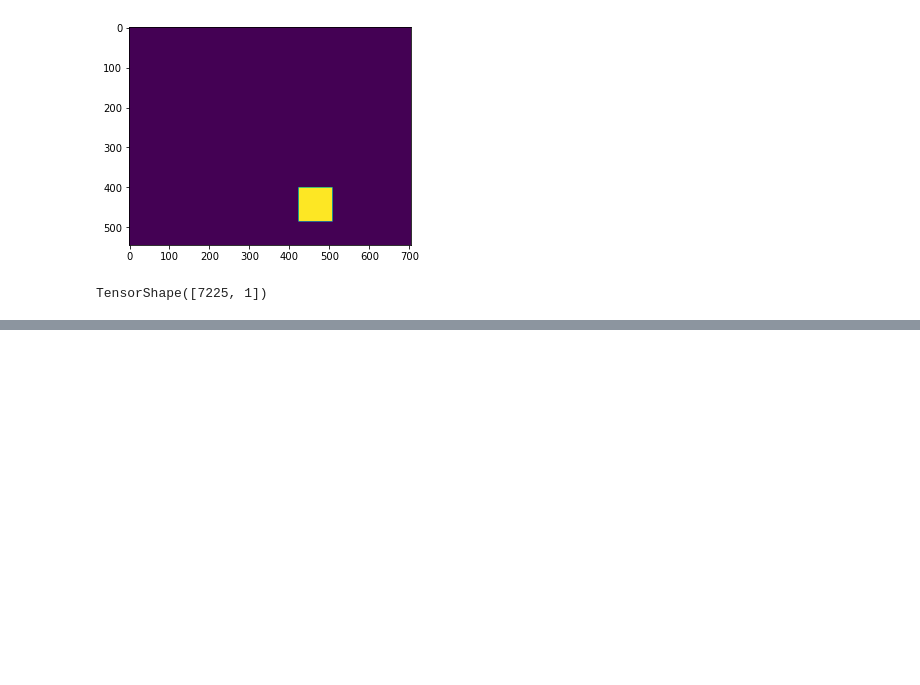
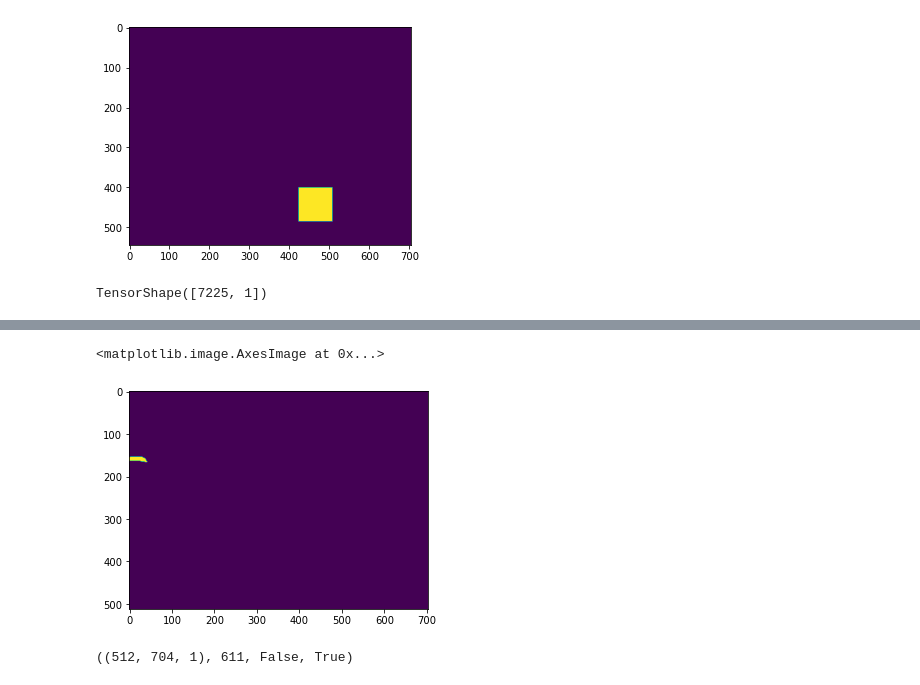
Before and after one commit to constantine7cd/sartorius-competition, a Jupyter notebook: notebooks/LossesDraft.ipynb, the cells around one changed output, grey strips where cells are left out. Saved outputs shown, nothing was run; the diff lists cells and outputs as text; code cells hidden in the pictures; blank space fills up the shorter version.

```diff
--- a/notebooks/LossesDraft.ipynb
+++ b/notebooks/LossesDraft.ipynb
@@ -73,0 +105,10 @@ TensorShape([7225, 1])
+# %%
+plt.imshow(masks[0] == 3)
+# %% [output]
+<matplotlib.image.AxesImage at 0x...>
+[figure, added]
+# %%
+cont_mask = _contour_mask(masks[0] == 3).numpy()
+cont_mask.shape, cont_mask.sum(), cont_mask.min(), cont_mask.max(),
+# %% [output]
+((512, 704, 1), 611, False, True)
```
Also changed, not shown: parts of 20 cells of this notebook, 5 other files.
